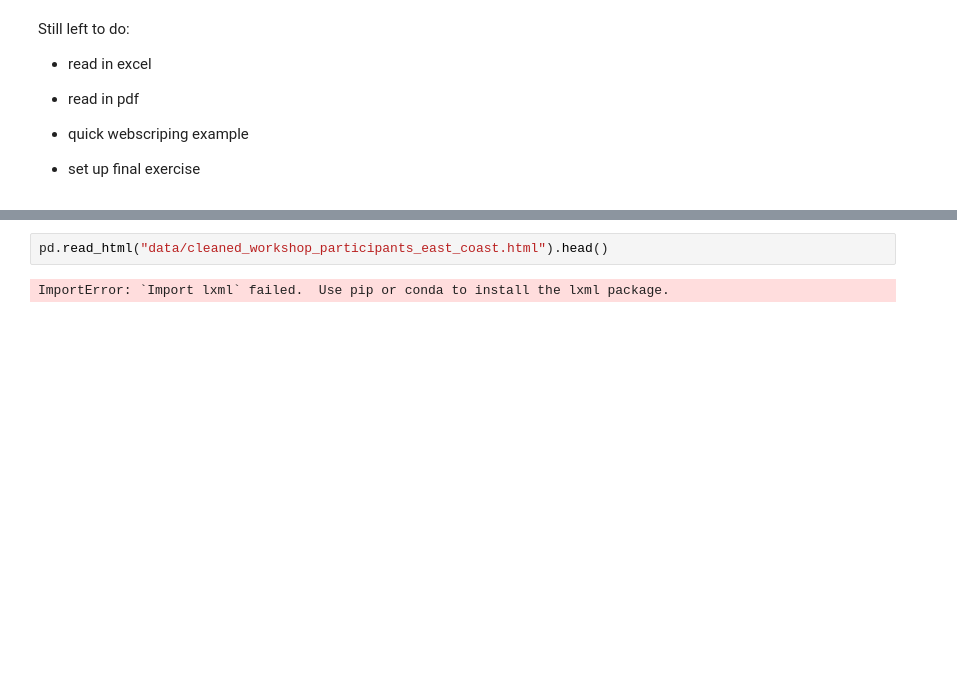
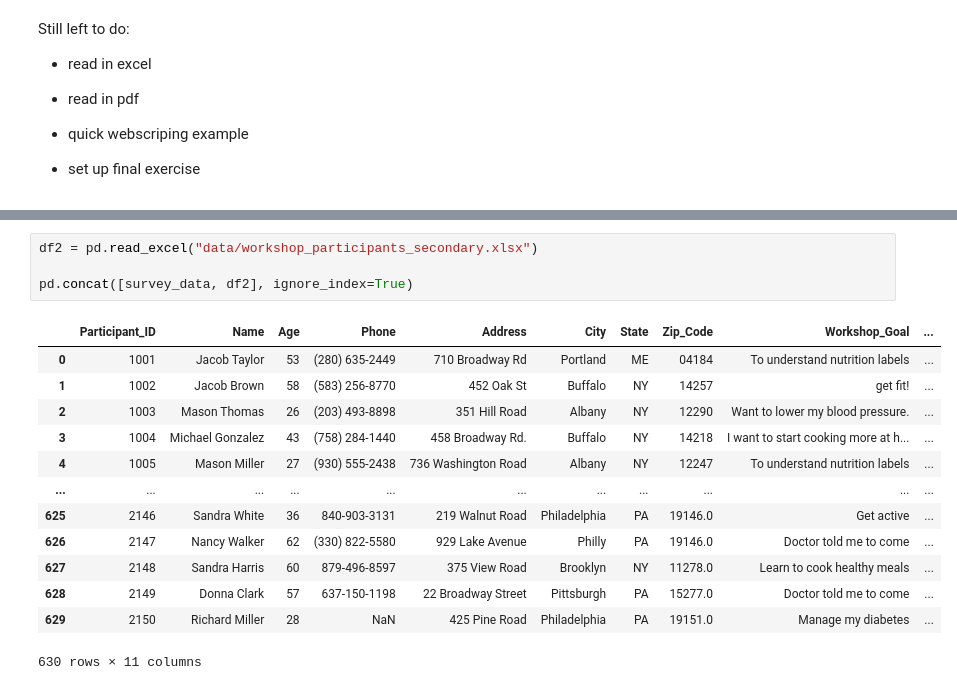
Before and after one commit to Launchpad-Analytics/Workshop-IntroToPython, a Jupyter notebook: s310/day3/03_data_cleaning_topics.ipynb, the cells around one changed output, grey strips where cells are left out. Drawn from its saved outputs; the diff is of its cells as text; blank space fills up the shorter version.

```diff
--- a/s310/day3/03_data_cleaning_topics.ipynb
+++ b/s310/day3/03_data_cleaning_topics.ipynb
@@ -574,4 +578,18 @@ Still left to do:
 # %%
-pd.read_html("data/cleaned_workshop_participants_east_coast.html").head()
+df2 = pd.read_excel("data/workshop_participants_secondary.xlsx")
+
+pd.concat([survey_data, df2], ignore_index=True)
 # %% [output]
+|  | Participant_ID | Name | Age | Phone | Address | City | State | Zip_Code | Workshop_Goal | ... |
+| 0 | 1001 | Jacob Taylor | 53 | (280) 635-2449 | 710 Broadway Rd | Portland | ME | 04184 | To understand nutrition labels | ... |
+| 1 | 1002 | Jacob Brown | 58 | (583) 256-8770 | 452 Oak St | Buffalo | NY | 14257 | get fit! | ... |
+| 2 | 1003 | Mason Thomas | 26 | (203) 493-8898 | 351 Hill Road | Albany | NY | 12290 | Want to lower my blood pressure. | ... |
+| 3 | 1004 | Michael Gonzalez | 43 | (758) 284-1440 | 458 Broadway Rd. | Buffalo | NY | 14218 | I want to start cooking more at h... | ... |
+| 4 | 1005 | Mason Miller | 27 | (930) 555-2438 | 736 Washington Road | Albany | NY | 12247 | To understand nutrition labels | ... |
+| ... | ... | ... | ... | ... | ... | ... | ... | ... | ... | ... |
+| 625 | 2146 | Sandra White | 36 | 840-903-3131 | 219 Walnut Road | Philadelphia | PA | 19146.0 | Get active | ... |
+| 626 | 2147 | Nancy Walker | 62 | (330) 822-5580 | 929 Lake Avenue | Philly | PA | 19146.0 | Doctor told me to come | ... |
+| 627 | 2148 | Sandra Harris | 60 | 879-496-8597 | 375 View Road | Brooklyn | NY | 11278.0 | Learn to cook healthy meals | ... |
+| 628 | 2149 | Donna Clark | 57 | 637-150-1198 | 22 Broadway Street | Pittsburgh | PA | 15277.0 | Doctor told me to come | ... |
+| 629 | 2150 | Richard Miller | 28 | NaN | 425 Pine Road | Philadelphia | PA | 19151.0 | Manage my diabetes | ... |
-ImportError: `Import lxml` failed.  Use pip or conda to install the lxml package.
+630 rows × 11 columns
```
Also changed, not shown: parts of 5 cells of this notebook, 3 other files.
